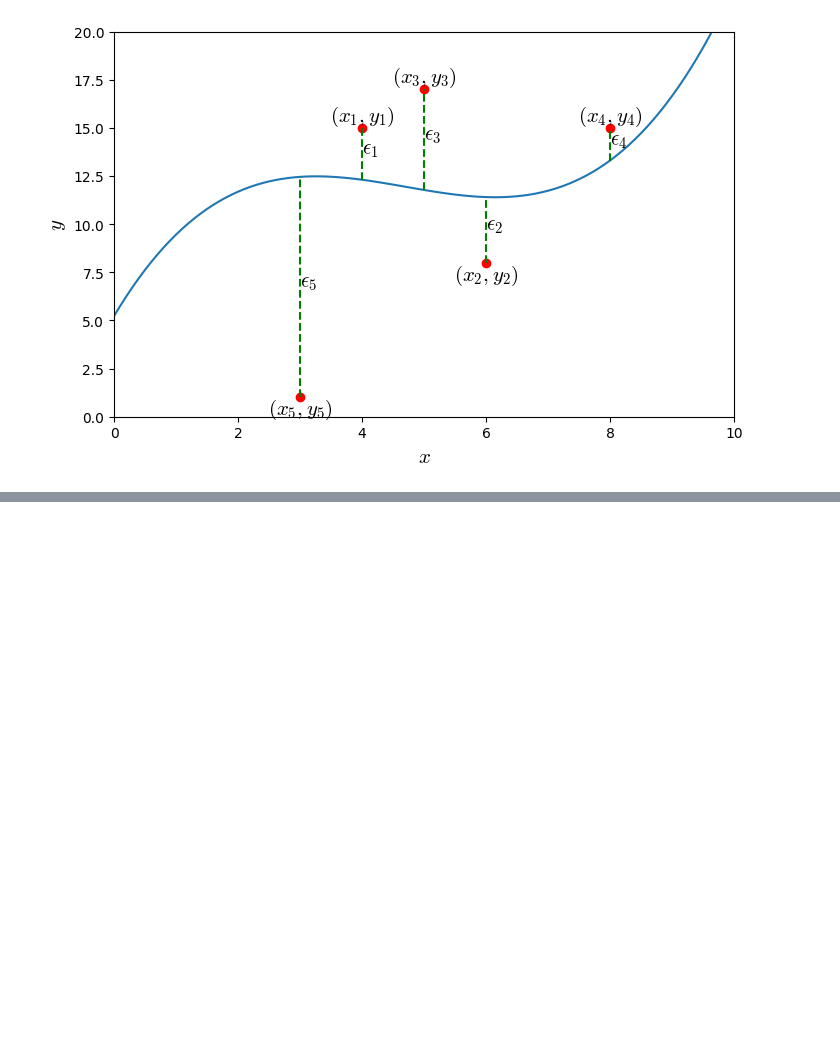
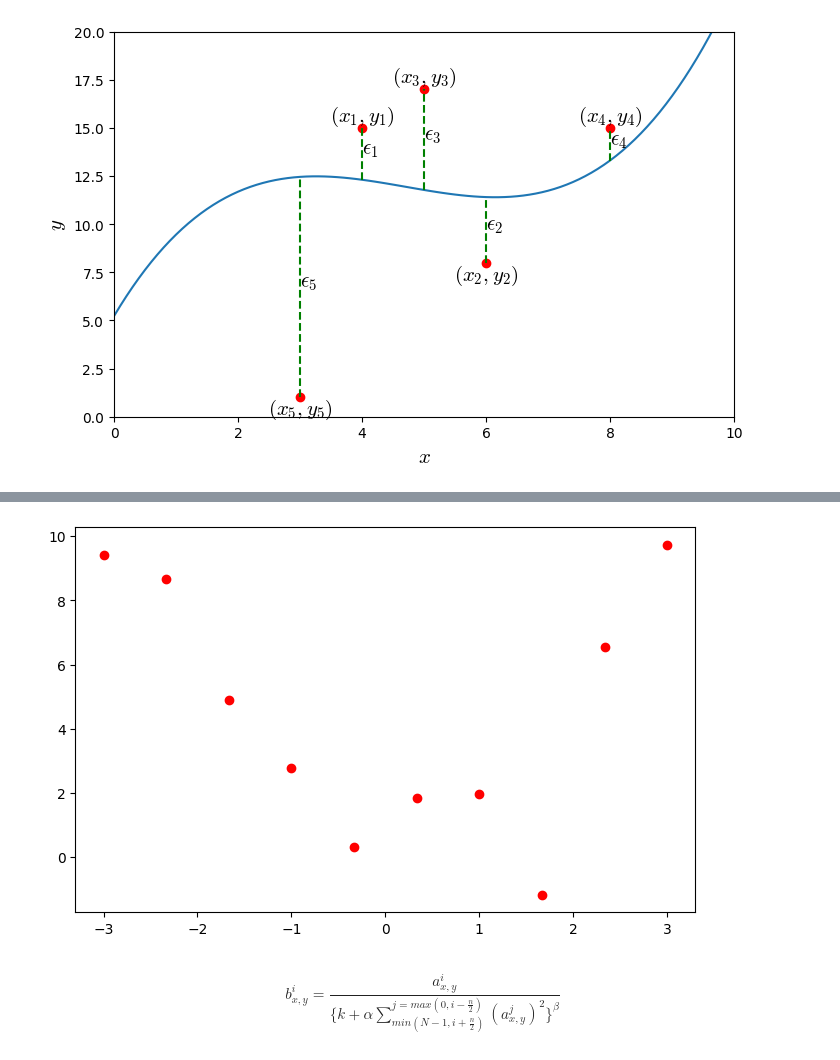
Before and after one commit to aice-ice/Senior-project, a Jupyter notebook: test.ipynb, the cells around one changed output, grey strips where cells are left out. Cells and saved outputs as stored; diff of their text form; code cells hidden in the pictures; blank space fills up the shorter version.

```diff
--- a/test.ipynb
+++ b/test.ipynb
@@ -383,0 +536,9 @@ plt.show()
+# %%
+fit, ax = plt.subplots(figsize=(8, 5))
+ax.scatter(k, l, color='red')
+
+plt.show()
+# %% [output]
+[figure, added]
+# %% [markdown]
+ $$\displaystyle b^i_{x,y}=\frac{a^i_{x,y}}{\{k+\alpha \sum\limits_{min(N-1,i+\frac{n}{2})}^{j=max(0,i-\frac{n}{2})} (a^j_{x,y})^2\}^\beta} $$
```
Also changed, not shown: parts of 12 cells of this notebook, 4 other files.
